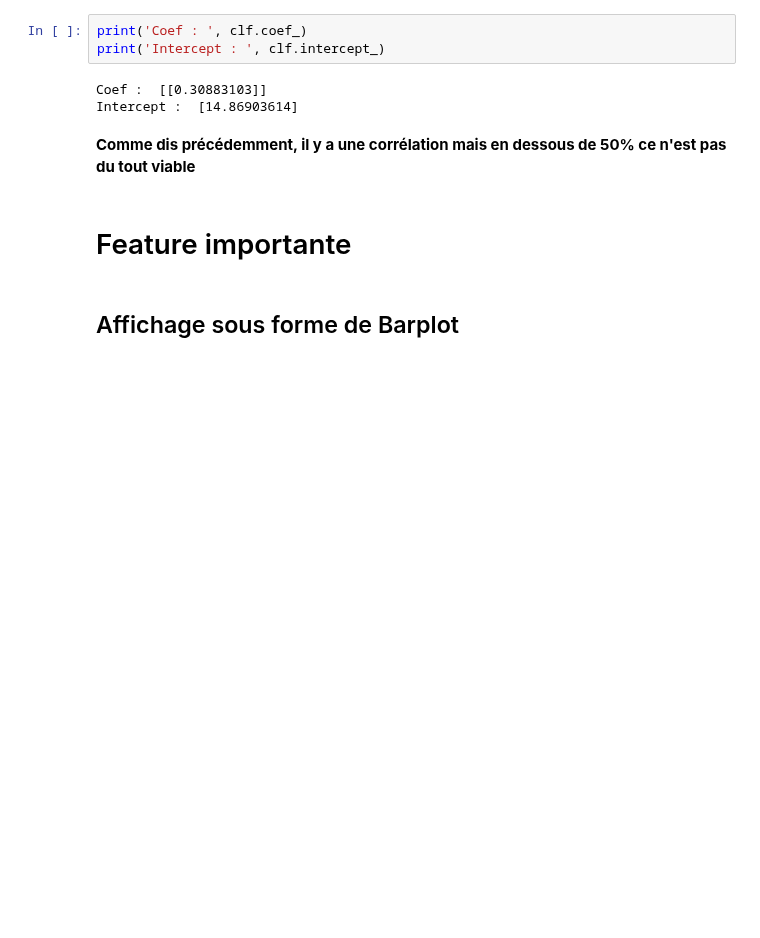
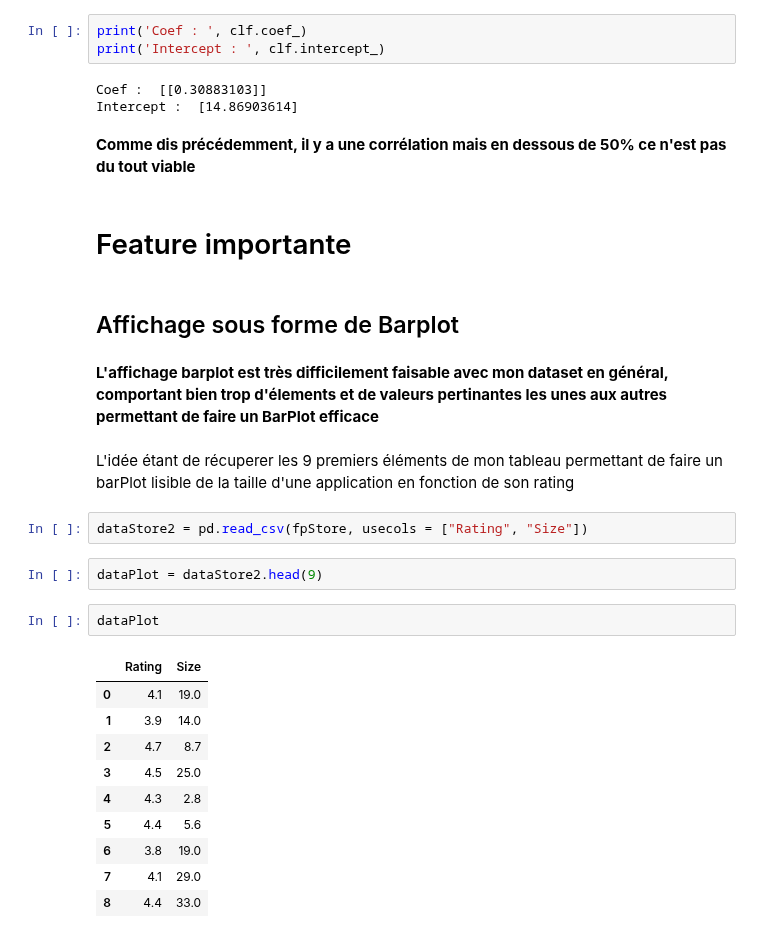
Before and after one commit to Hy-gon/Python_Hitema, a Jupyter notebook: MachineLearning/MiniProject/MiniProjet.ipynb, the cells around one changed output. Drawn from its saved outputs; the diff is of its cells as text; blank space fills up the shorter version.

```diff
--- a/MachineLearning/MiniProject/MiniProjet.ipynb
+++ b/MachineLearning/MiniProject/MiniProjet.ipynb
@@ -376,3 +376,24 @@ Intercept :  [14.86903614]
 # Feature importante
 # %% [markdown]
 ##  Affichage sous forme de Barplot
+# %% [markdown]
+<strong> L'affichage barplot est très difficilement faisable avec mon dataset en général, comportant bien trop d'élements et de valeurs pertinantes les unes aux autres permettant de faire un BarPlot efficace
+# %% [markdown]
+L'idée étant de récuperer les 9 premiers éléments de mon tableau permettant de faire un barPlot lisible de la taille d'une application en fonction de son rating
+# %%
+dataStore2 = pd.read_csv(fpStore, usecols = ["Rating", "Size"])
+# %%
+dataPlot = dataStore2.head(9)
+# %%
+dataPlot
+# %% [output]
+|  | Rating | Size |
+| 0 | 4.1 | 19.0 |
+| 1 | 3.9 | 14.0 |
+| 2 | 4.7 | 8.7 |
+| 3 | 4.5 | 25.0 |
+| 4 | 4.3 | 2.8 |
+| 5 | 4.4 | 5.6 |
+| 6 | 3.8 | 19.0 |
+| 7 | 4.1 | 29.0 |
+| 8 | 4.4 | 33.0 |
```
Also changed, not shown: parts of 4 cells of this notebook.
